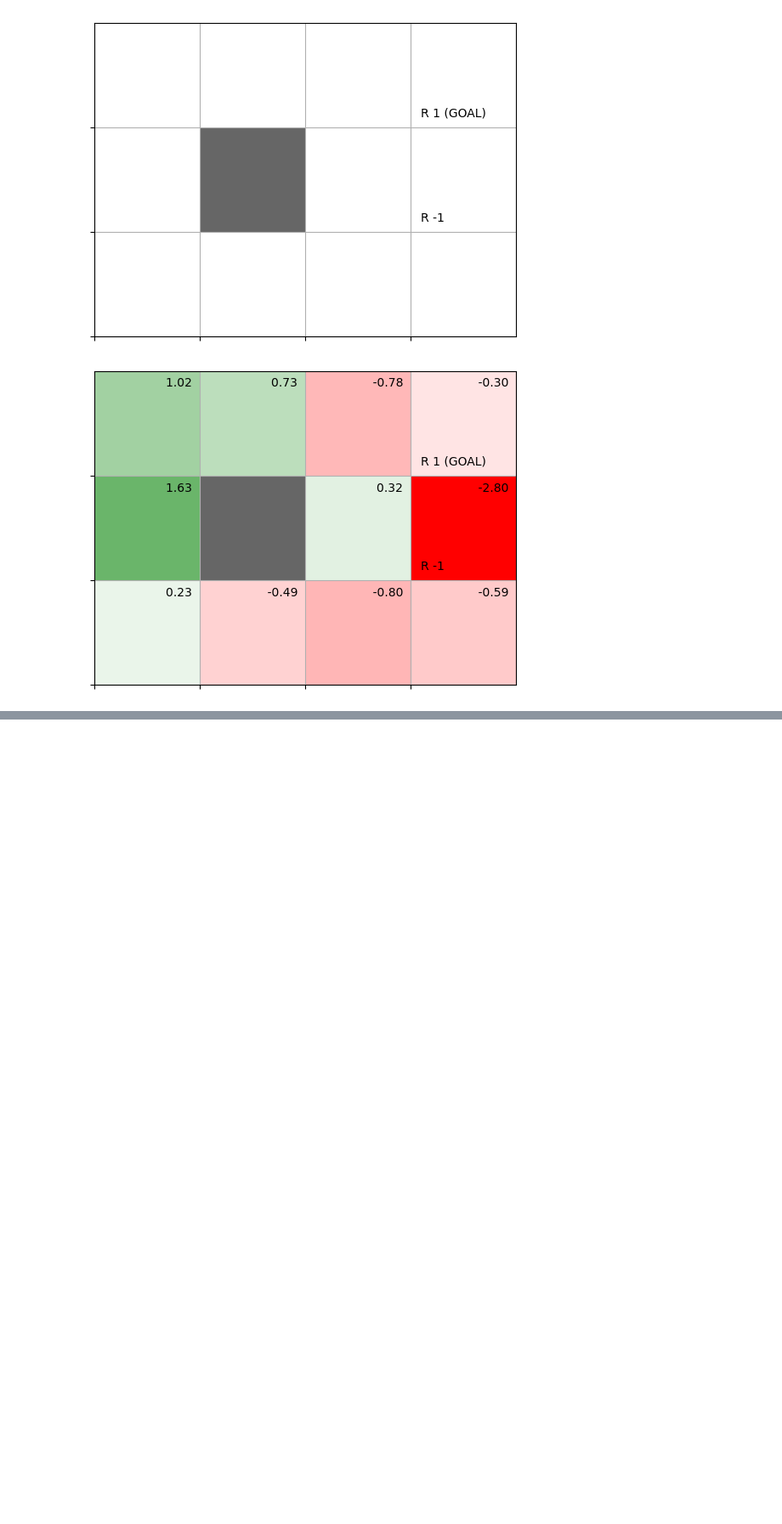
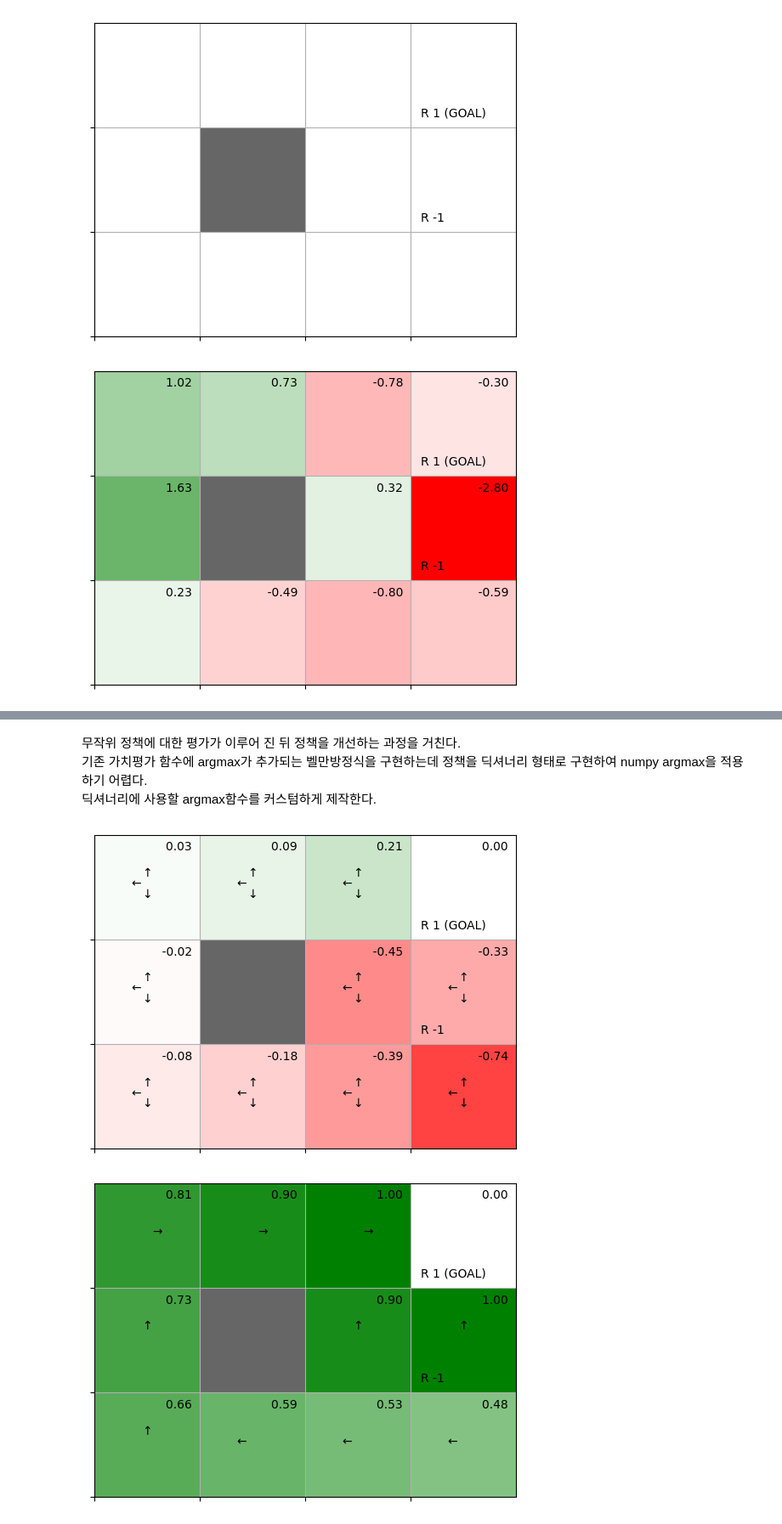
Before and after one commit to overgroove/every_2_weeks, a Jupyter notebook: ch04_DP.ipynb, the cells around one changed output, grey strips where cells are left out. Shown: that part at 85% size. Saved outputs shown, nothing was run; the diff lists cells and outputs as text; code cells hidden in the pictures; blank space fills up the shorter version.

```diff
--- a/ch04_DP.ipynb
+++ b/ch04_DP.ipynb
@@ -196 +163,5 @@ env.render_v(V, pi)
 [figure]
+# %% [markdown]
+무작위 정책에 대한 평가가 이루어 진 뒤 정책을 개선하는 과정을 거친다.
+기존 가치평가 함수에 argmax가 추가되는 벨만방정식을 구현하는데 정책을 딕셔너리 형태로 구현하여 numpy argmax을 적용하기 어렵다.
+딕셔너리에 사용할 argmax함수를 커스텀하게 제작한다.
@@ -196,0 +176,45 @@ env.render_v(V, pi)
+# %%
+# 정책 탐욕화 함수
+def greedy_policy(X, env, gamma):
+    pi = {}
+
+    for state in env.states():
+        action_values = {}
+
+        for action in env.actions():
+            next_state = env.next_state(state, action)
+            r = env.reward(state, action, next_state)
+            value = r + gamma * V[next_state]
+            action_values[action] = value
+
+        max_action = argmax(action_values) # 액션 딕셔너리 중 가치가 가장 높은 액션 선택
+        action_probs = {0:0, 1:0, 2:0, 3:0} # 확률값 초기화
+        action_probs[max_action] = 1.0
+        pi[state] = action_probs
+
+    return pi
+# %%
+# 정책 평가를 진행하면서 탐욕화 과정 추가
+def policy_iter(env, gamma, threshold=0.001, is_render=False):
+    pi = defaultdict(lambda : {0:0.25, 1:0.25, 2:0.25, 3:0.24}) # 무작위 정책으로 초기화
+    V = defaultdict(lambda : 0)
+
+    while True:
+        V = policy_eval(pi, V, env, gamma, threshold) # 정책 평가 한사이클 수행
+        new_pi = greedy_policy(V, env, gamma) # 정책 개선
+
+        if is_render:
+            env.render_v(V, pi)
+
+        if new_pi == pi: # 갱신이 될때까지 수행
+            break
+        pi = new_pi
+
+    return pi
+# %%
+env = GridWorld()
+gamma = 0.9
+pi = policy_iter(env, gamma, is_render=True)
+# %% [output]
+[figure, added]
+[figure, added]
```
Also changed, not shown: parts of 14 cells of this notebook.
